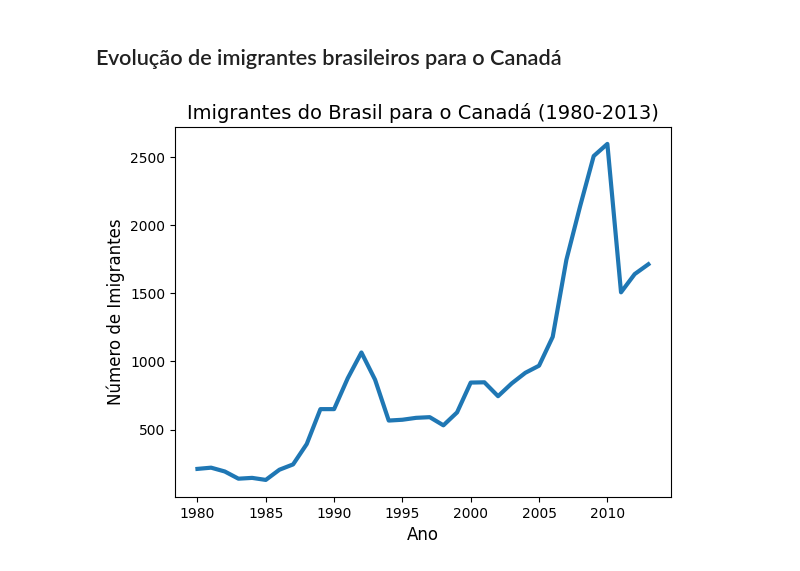
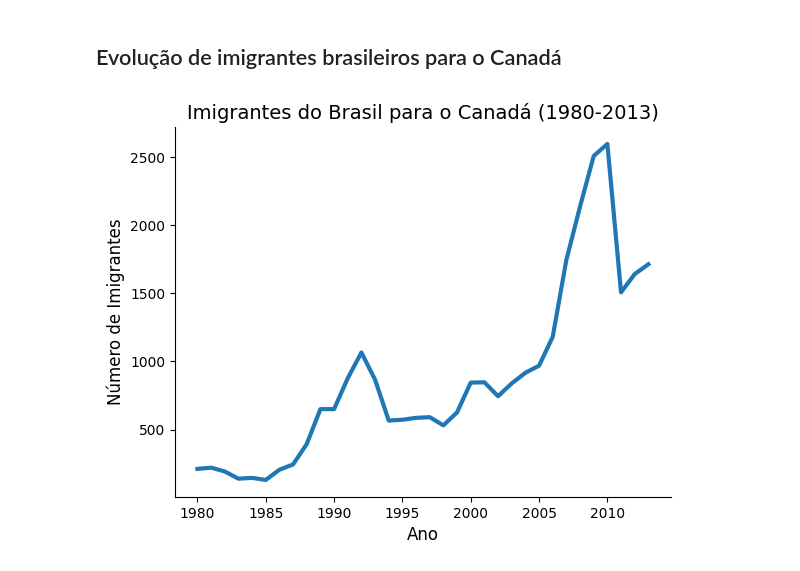
Before and after one commit to ZettaVyte/Analise_Imigrantes_Brasileiros_Canada, a Jupyter notebook: analise_imigrantes_brasileiros.ipynb, the cells around one changed output. Cells and saved outputs as stored; diff of their text form; code cells hidden in the pictures.

Commit message:
Melhora a visualização do gráfico de imigrantes brasileiros

```diff
--- a/analise_imigrantes_brasileiros.ipynb
+++ b/analise_imigrantes_brasileiros.ipynb
@@ -84,12 +84,17 @@ import matplotlib.pyplot as plt
 # %%
 fig, ax = plt.subplots()
 ax.plot(dados_brasil['ano'], dados_brasil['imigrantes'], lw=3)
 ax.xaxis.set_major_locator(plt.MultipleLocator(5))
 
 ax.set_title('Imigrantes do Brasil para o Canadá (1980-2013)', fontsize=14)
 ax.set_xlabel('Ano', fontsize=12)
 ax.set_ylabel('Número de Imigrantes', fontsize=12)
 
+ax.yaxis.set_tick_params(labelsize=10)
+ax.xaxis.set_tick_params(labelsize=10)
+ax.spines['top'].set_visible(False)
+ax.spines['right'].set_visible(False)
+
 plt.show()
 # %% [output]
-[figure, old version]
+[figure, new version]
```
